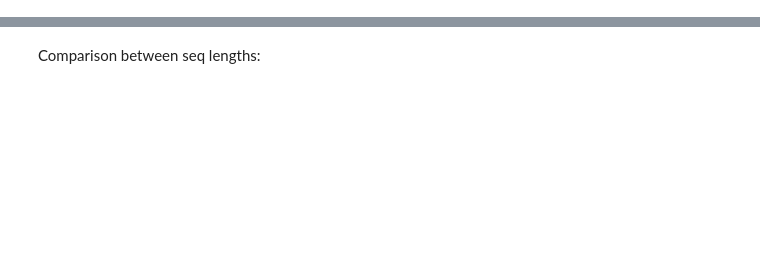
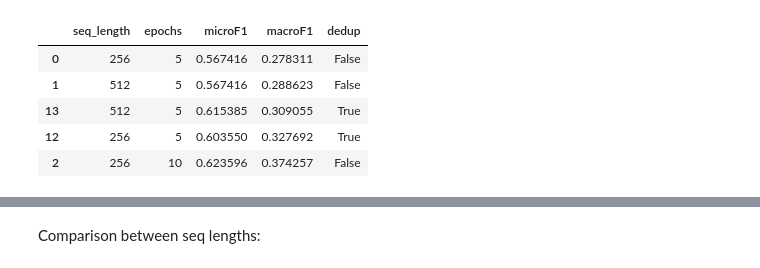
Before and after one commit to TajaKuzman/Transformers-GINCO-Experiments, a Jupyter notebook: 11_epochs_and_seqlenghts.ipynb, the cells around one changed output, grey strips where cells are left out. Drawn from its saved outputs; the diff is of its cells as text; code cells hidden in the pictures; blank space fills up the shorter version.

```diff
--- a/11_epochs_and_seqlenghts.ipynb
+++ b/11_epochs_and_seqlenghts.ipynb
@@ -187,7 +178,15 @@ plt.style.use(["science", "no-latex"])
 import pandas as pd
 # %%
 df = pd.DataFrame(data=results)
+df = df.sort_values(by="epochs")
 df.head()
+# %% [output]
+|  | seq_length | epochs | microF1 | macroF1 | dedup |
+| 0 | 256 | 5 | 0.567416 | 0.278311 | False |
+| 1 | 512 | 5 | 0.567416 | 0.288623 | False |
+| 13 | 512 | 5 | 0.615385 | 0.309055 | True |
+| 12 | 256 | 5 | 0.603550 | 0.327692 | True |
+| 2 | 256 | 10 | 0.623596 | 0.374257 | False |
 # %%
 filter1 = df.seq_length == 256
 filter2 = df.dedup == False
```
Also changed, not shown: parts of 7 cells of this notebook, 2 other files.
